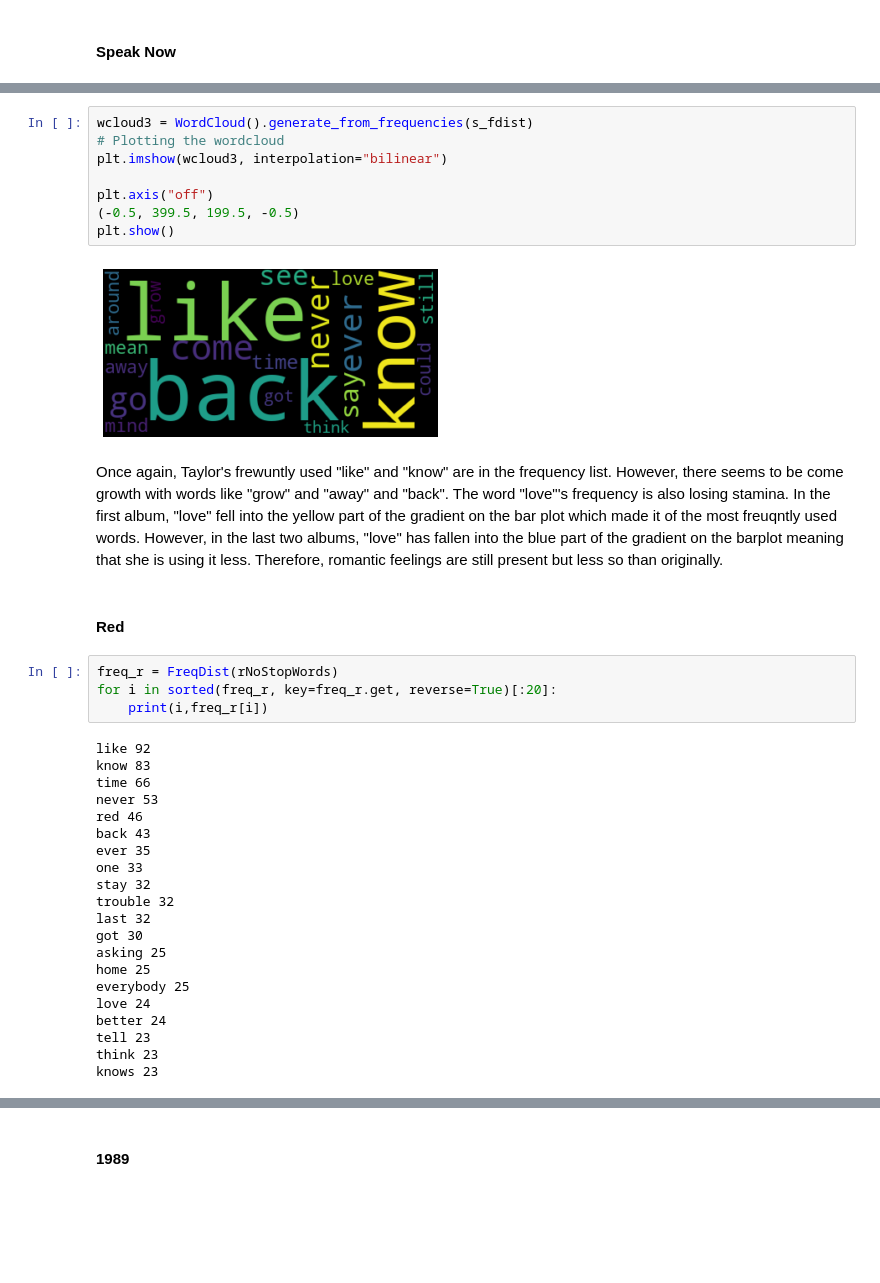
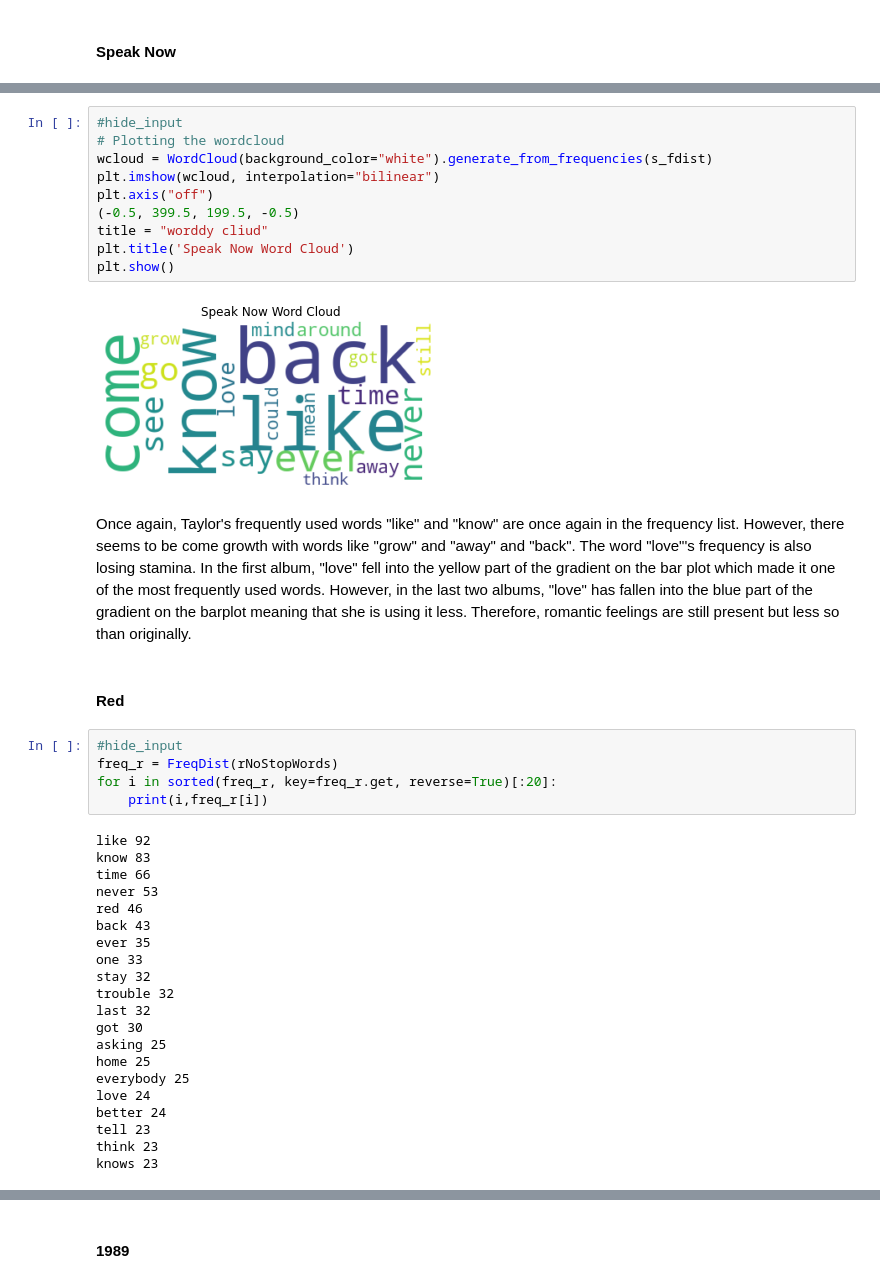
Before and after one commit to juliettecornet/Final-Project-, a Jupyter notebook: FinalProject/Taylor.ipynb, the cells around one changed output, grey strips where cells are left out. Drawn from its saved outputs; the diff is of its cells as text; blank space fills up the shorter version.

```diff
--- a/FinalProject/Taylor.ipynb
+++ b/FinalProject/Taylor.ipynb
@@ -285,18 +317,21 @@ plt.xticks(rotation=30);
 # %%
-wcloud3 = WordCloud().generate_from_frequencies(s_fdist)
+#hide_input
 # Plotting the wordcloud
-plt.imshow(wcloud3, interpolation="bilinear")
-
+wcloud = WordCloud(background_color="white").generate_from_frequencies(s_fdist)
+plt.imshow(wcloud, interpolation="bilinear")
 plt.axis("off")
 (-0.5, 399.5, 199.5, -0.5)
+title = "worddy cliud"
+plt.title('Speak Now Word Cloud')
 plt.show()
 # %% [output]
-[figure, old version]
+[figure, new version]
 # %% [markdown]
-Once again, Taylor's frewuntly used "like" and "know" are in the frequency list. However, there seems to be come growth with words like "grow" and "away" and "back". The word "love"'s frequency is also losing stamina. In the first album, "love" fell into the yellow part of the gradient on the bar plot which made it of the most freuqntly used words. However, in the last two albums, "love" has fallen into the blue part of the gradient on the barplot meaning that she is using it less. Therefore, romantic feelings are still present but less so than originally.
+Once again, Taylor's frequently used words "like" and "know" are once again in the frequency list. However, there seems to be come growth with words like "grow" and "away" and "back". The word "love"'s frequency is also losing stamina. In the first album, "love" fell into the yellow part of the gradient on the bar plot which made it one of the most frequently used words. However, in the last two albums, "love" has fallen into the blue part of the gradient on the barplot meaning that she is using it less. Therefore, romantic feelings are still present but less so than originally.
 # %% [markdown]
 #### Red
 # %%
+#hide_input
 freq_r = FreqDist(rNoStopWords)
 for i in sorted(freq_r, key=freq_r.get, reverse=True)[:20]:
     print(i,freq_r[i])
```
Also changed, not shown: parts of 74 cells of this notebook, 9 other files.
